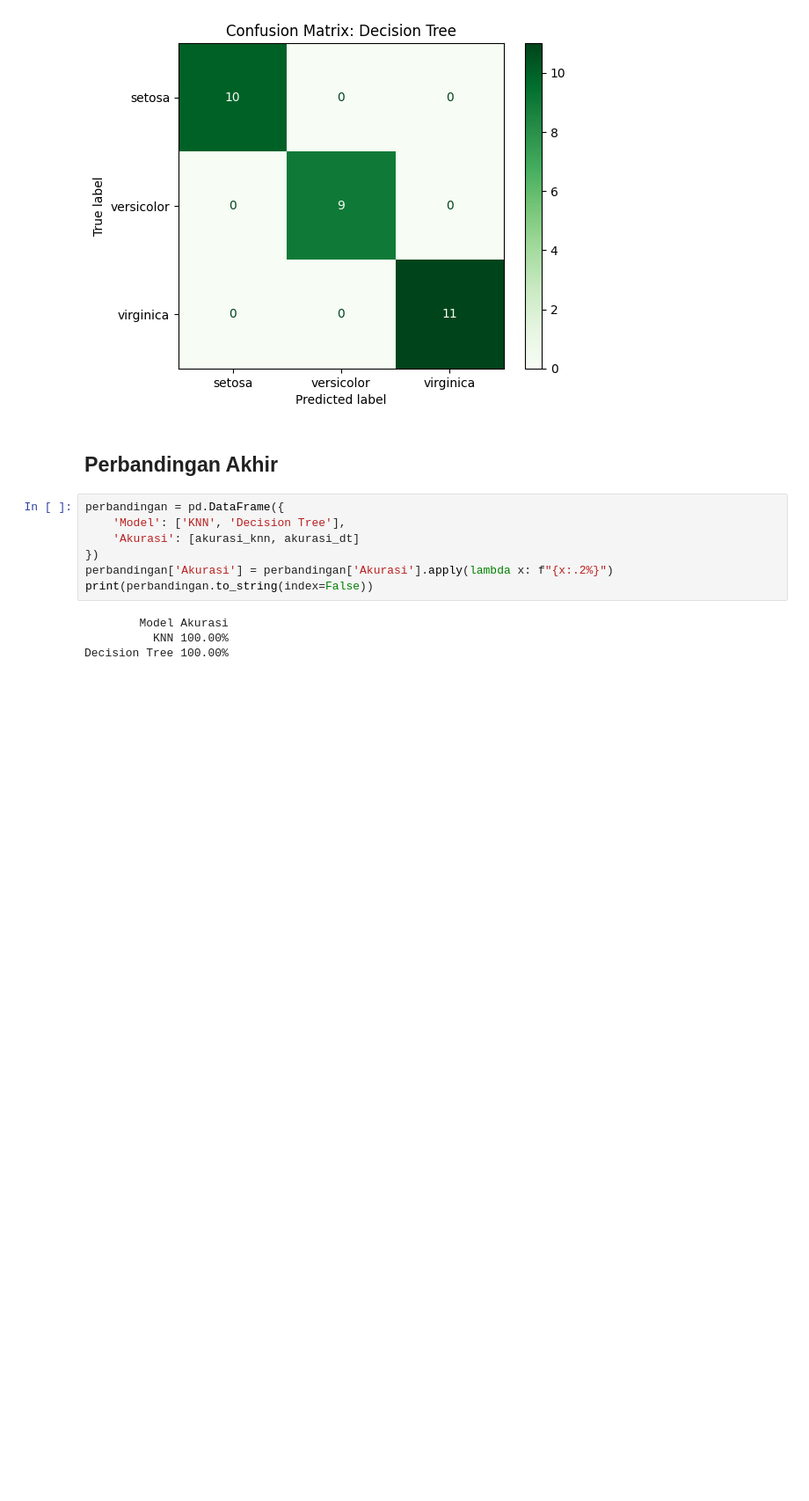
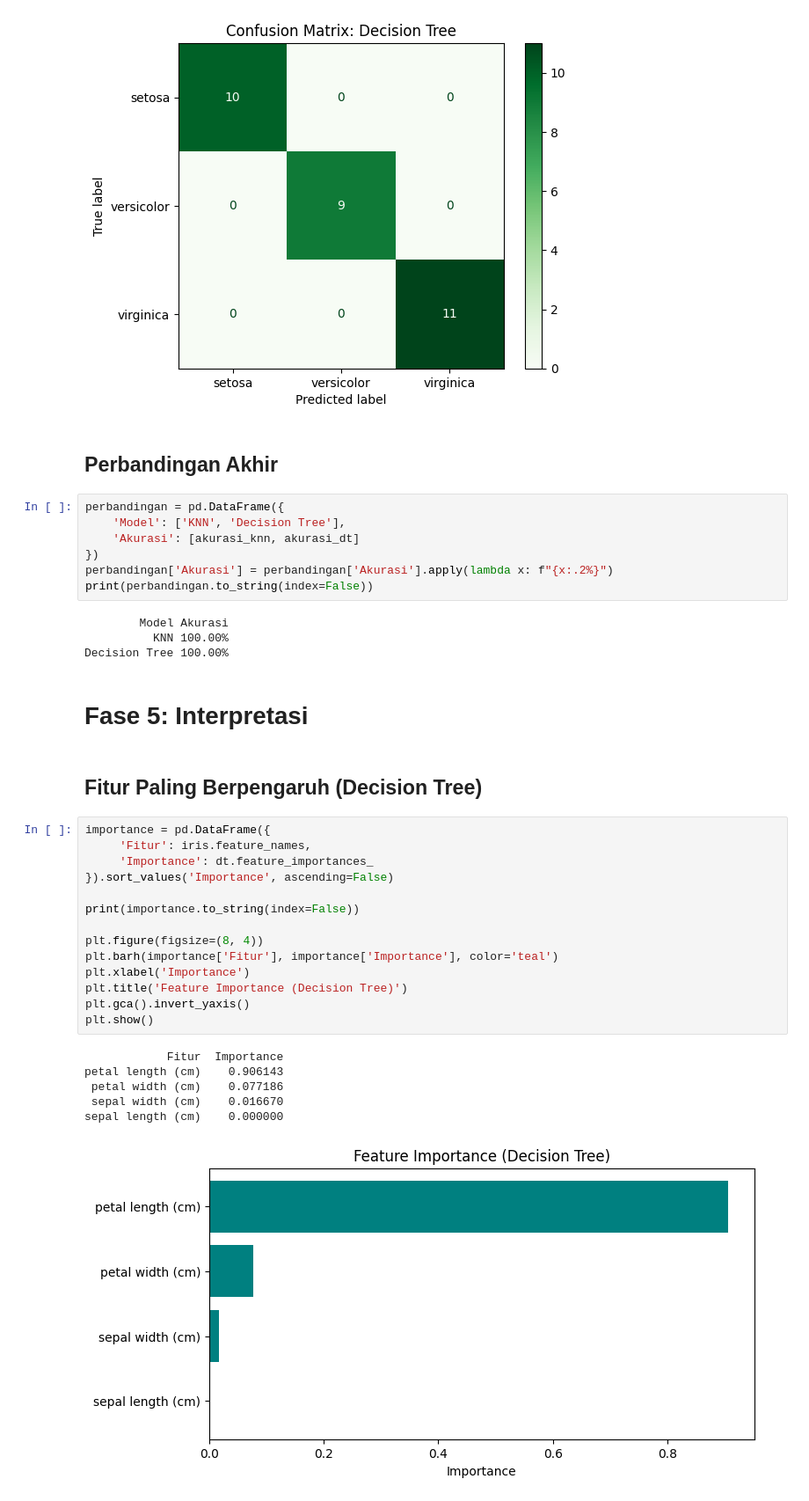
Before and after one commit to r021n/simple-machine-learing, a Jupyter notebook: Klasifikasi_Bunga_Iris.ipynb, the cells around one changed output. Shown at 88% size. Cells and saved outputs as stored; diff of their text form; blank space fills up the shorter version.

Commit message:
Making interpretation about the prediction and test it into new data

```diff
--- a/Klasifikasi_Bunga_Iris.ipynb
+++ b/Klasifikasi_Bunga_Iris.ipynb
@@ -308,3 +308,28 @@ print(perbandingan.to_string(index=False))
         Model Akurasi
           KNN 100.00%
 Decision Tree 100.00%
+# %% [markdown]
+# Fase 5: Interpretasi
+# %% [markdown]
+## Fitur Paling Berpengaruh (Decision Tree)
+# %%
+importance = pd.DataFrame({
+     'Fitur': iris.feature_names,
+     'Importance': dt.feature_importances_
+}).sort_values('Importance', ascending=False)
+
+print(importance.to_string(index=False))
+
+plt.figure(figsize=(8, 4))
+plt.barh(importance['Fitur'], importance['Importance'], color='teal')
+plt.xlabel('Importance')
+plt.title('Feature Importance (Decision Tree)')
+plt.gca().invert_yaxis()
+plt.show()
+# %% [output]
+            Fitur  Importance
+petal length (cm)    0.906143
+ petal width (cm)    0.077186
+ sepal width (cm)    0.016670
+sepal length (cm)    0.000000
+[figure, added]
```
Also changed, not shown: parts of 6 cells of this notebook.
